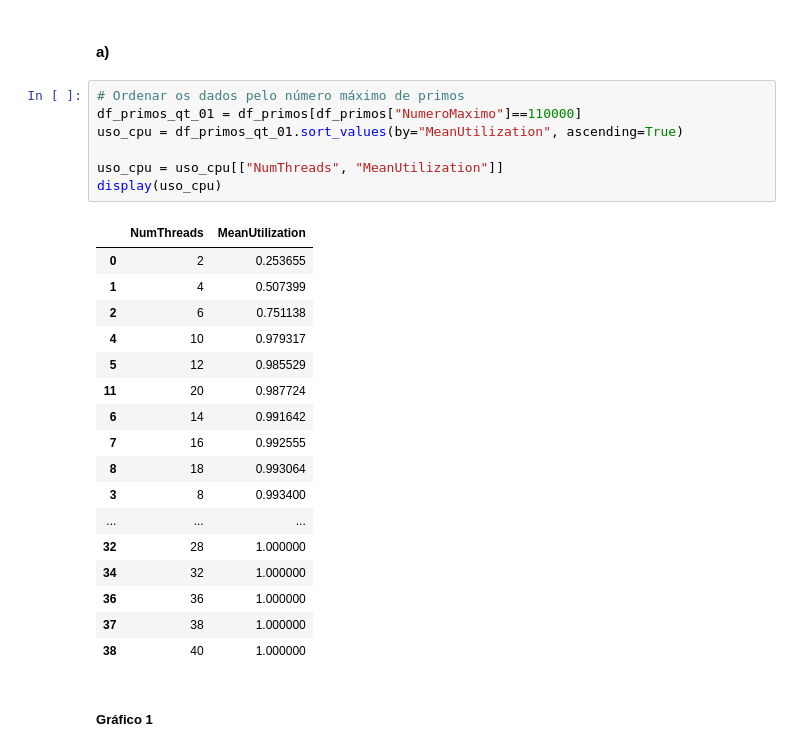
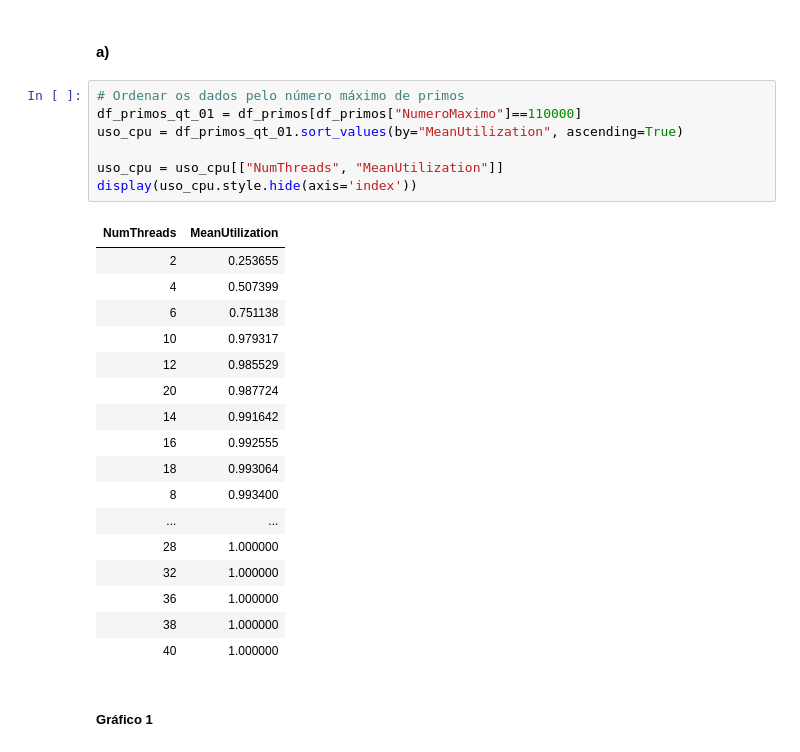
Before and after one commit to BrunSouza/Analise-desempenho-de-sistemas, a Jupyter notebook: Análise Pc do Laboratório/analise.ipynb, the cells around one changed output. Drawn from its saved outputs; the diff is of its cells as text.

```diff
--- a/Análise Pc do Laboratório/analise.ipynb
+++ b/Análise Pc do Laboratório/analise.ipynb
@@ -30,28 +30,28 @@ df_primos.to_csv(output_file, index=False)
 # %%
 # Ordenar os dados pelo número máximo de primos
 df_primos_qt_01 = df_primos[df_primos["NumeroMaximo"]==110000]
 uso_cpu = df_primos_qt_01.sort_values(by="MeanUtilization", ascending=True)
 
 uso_cpu = uso_cpu[["NumThreads", "MeanUtilization"]]
-display(uso_cpu)
+display(uso_cpu.style.hide(axis='index'))
 # %% [output]
-|  | NumThreads | MeanUtilization |
-| 0 | 2 | 0.253655 |
-| 1 | 4 | 0.507399 |
-| 2 | 6 | 0.751138 |
-| 4 | 10 | 0.979317 |
-| 5 | 12 | 0.985529 |
-| 11 | 20 | 0.987724 |
-| 6 | 14 | 0.991642 |
-| 7 | 16 | 0.992555 |
-| 8 | 18 | 0.993064 |
-| 3 | 8 | 0.993400 |
-| ... | ... | ... |
-| 32 | 28 | 1.000000 |
-| 34 | 32 | 1.000000 |
-| 36 | 36 | 1.000000 |
-| 37 | 38 | 1.000000 |
-| 38 | 40 | 1.000000 |
+| NumThreads | MeanUtilization |
+| 2 | 0.253655 |
+| 4 | 0.507399 |
+| 6 | 0.751138 |
+| 10 | 0.979317 |
+| 12 | 0.985529 |
+| 20 | 0.987724 |
+| 14 | 0.991642 |
+| 16 | 0.992555 |
+| 18 | 0.993064 |
+| 8 | 0.993400 |
+| ... | ... |
+| 28 | 1.000000 |
+| 32 | 1.000000 |
+| 36 | 1.000000 |
+| 38 | 1.000000 |
+| 40 | 1.000000 |
 # %% [markdown]
 ##### Gráfico 1
 # %%
```
Also changed, not shown: parts of 5 cells of this notebook.
